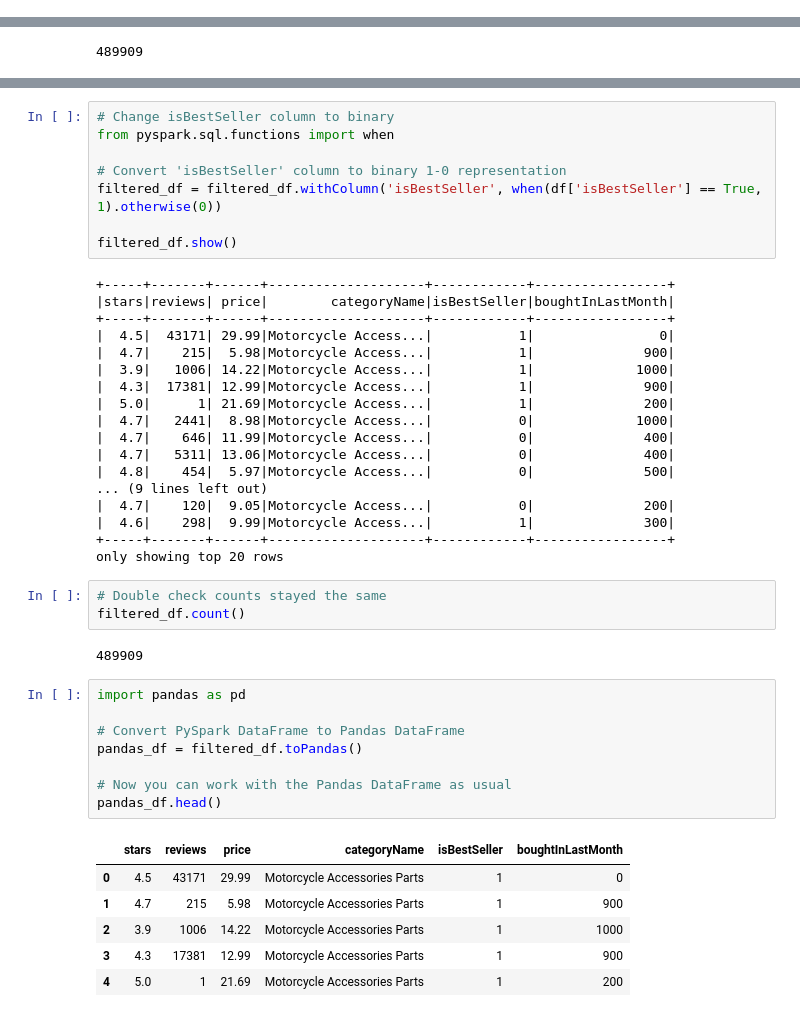
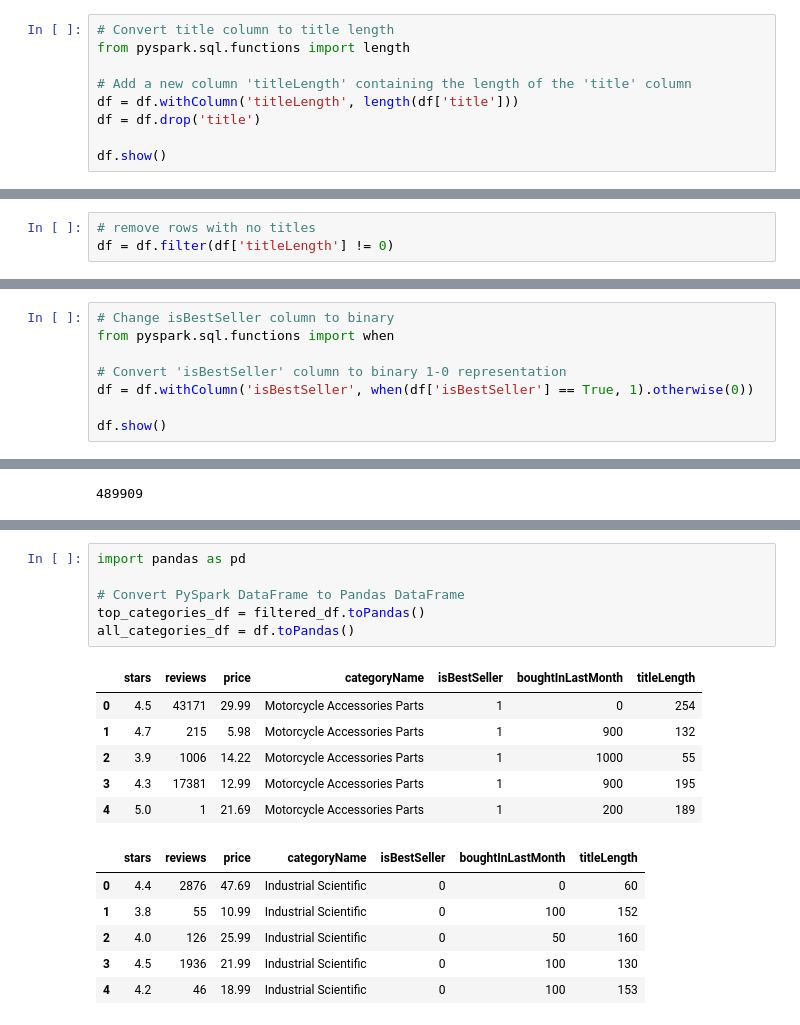
Before and after one commit to Saiyara98/PROJECT-4-, a Jupyter notebook: data_preprocessing_amazon.ipynb, the cells around one changed output, grey strips where cells are left out. Saved outputs shown, nothing was run; the diff lists cells and outputs as text.

Commit message:
corrected data processing notebook + downloaded both processed dfs into CSVs

```diff
--- a/data_preprocessing_amazon.ipynb
+++ b/data_preprocessing_amazon.ipynb
@@ -129,3 +129,12 @@ only showing top 20 rows
 df.count()
 # %% [output]
 2165926
+# %%
+# Convert title column to title length
+from pyspark.sql.functions import length
+
+# Add a new column 'titleLength' containing the length of the 'title' column
+df = df.withColumn('titleLength', length(df['title']))
+df = df.drop('title')
+
+df.show()
@@ -161,4 +188,7 @@ df.show()
 only showing top 20 rows
+# %%
+# remove rows with no titles
+df = df.filter(df['titleLength'] != 0)
 # %%
 # Rows without unkown prices
 df.count()
@@ -166,0 +205,8 @@ df.count()
+# %%
+# Change isBestSeller column to binary
+from pyspark.sql.functions import when
+
+# Convert 'isBestSeller' column to binary 1-0 representation
+df = df.withColumn('isBestSeller', when(df['isBestSeller'] == True, 1).otherwise(0))
+
+df.show()
@@ -219,46 +280,19 @@ filtered_df.filter(~df['isBestSeller'].isin([True, False])).show()
-# %%
-# Change isBestSeller column to binary
-from pyspark.sql.functions import when
-
-# Convert 'isBestSeller' column to binary 1-0 representation
-filtered_df = filtered_df.withColumn('isBestSeller', when(df['isBestSeller'] == True, 1).otherwise(0))
-
-filtered_df.show()
-# %% [output]
-+-----+-------+------+--------------------+------------+-----------------+
-|stars|reviews| price|        categoryName|isBestSeller|boughtInLastMonth|
-+-----+-------+------+--------------------+------------+-----------------+
-|  4.5|  43171| 29.99|Motorcycle Access...|           1|                0|
-|  4.7|    215|  5.98|Motorcycle Access...|           1|              900|
-|  3.9|   1006| 14.22|Motorcycle Access...|           1|             1000|
-|  4.3|  17381| 12.99|Motorcycle Access...|           1|              900|
-|  5.0|      1| 21.69|Motorcycle Access...|           1|              200|
-|  4.7|   2441|  8.98|Motorcycle Access...|           0|             1000|
-|  4.7|    646| 11.99|Motorcycle Access...|           0|              400|
-|  4.7|   5311| 13.06|Motorcycle Access...|           0|              400|
-|  4.8|    454|  5.97|Motorcycle Access...|           0|              500|
-... (9 lines left out)
-|  4.7|    120|  9.05|Motorcycle Access...|           0|              200|
-|  4.6|    298|  9.99|Motorcycle Access...|           1|              300|
-+-----+-------+------+--------------------+------------+-----------------+
-only showing top 20 rows
-# %%
-# Double check counts stayed the same
-filtered_df.count()
-# %% [output]
-489909
 # %%
 import pandas as pd
 
 # Convert PySpark DataFrame to Pandas DataFrame
-pandas_df = filtered_df.toPandas()
-
-# Now you can work with the Pandas DataFrame as usual
-pandas_df.head()
+top_categories_df = filtered_df.toPandas()
+all_categories_df = df.toPandas()
 # %% [output]
-|  | stars | reviews | price | categoryName | isBestSeller | boughtInLastMonth |
-| 0 | 4.5 | 43171 | 29.99 | Motorcycle Accessories Parts | 1 | 0 |
-| 1 | 4.7 | 215 | 5.98 | Motorcycle Accessories Parts | 1 | 900 |
-| 2 | 3.9 | 1006 | 14.22 | Motorcycle Accessories Parts | 1 | 1000 |
-| 3 | 4.3 | 17381 | 12.99 | Motorcycle Accessories Parts | 1 | 900 |
-| 4 | 5.0 | 1 | 21.69 | Motorcycle Accessories Parts | 1 | 200 |
+|  | stars | reviews | price | categoryName | isBestSeller | boughtInLastMonth | titleLength |
+| 0 | 4.5 | 43171 | 29.99 | Motorcycle Accessories Parts | 1 | 0 | 254 |
+| 1 | 4.7 | 215 | 5.98 | Motorcycle Accessories Parts | 1 | 900 | 132 |
+| 2 | 3.9 | 1006 | 14.22 | Motorcycle Accessories Parts | 1 | 1000 | 55 |
+| 3 | 4.3 | 17381 | 12.99 | Motorcycle Accessories Parts | 1 | 900 | 195 |
+| 4 | 5.0 | 1 | 21.69 | Motorcycle Accessories Parts | 1 | 200 | 189 |
+|  | stars | reviews | price | categoryName | isBestSeller | boughtInLastMonth | titleLength |
+| 0 | 4.4 | 2876 | 47.69 | Industrial Scientific | 0 | 0 | 60 |
+| 1 | 3.8 | 55 | 10.99 | Industrial Scientific | 0 | 100 | 152 |
+| 2 | 4.0 | 126 | 25.99 | Industrial Scientific | 0 | 50 | 160 |
+| 3 | 4.5 | 1936 | 21.99 | Industrial Scientific | 0 | 100 | 130 |
+| 4 | 4.2 | 46 | 18.99 | Industrial Scientific | 0 | 100 | 153 |
```
Also changed, not shown: parts of 13 cells of this notebook, 3 other files.
